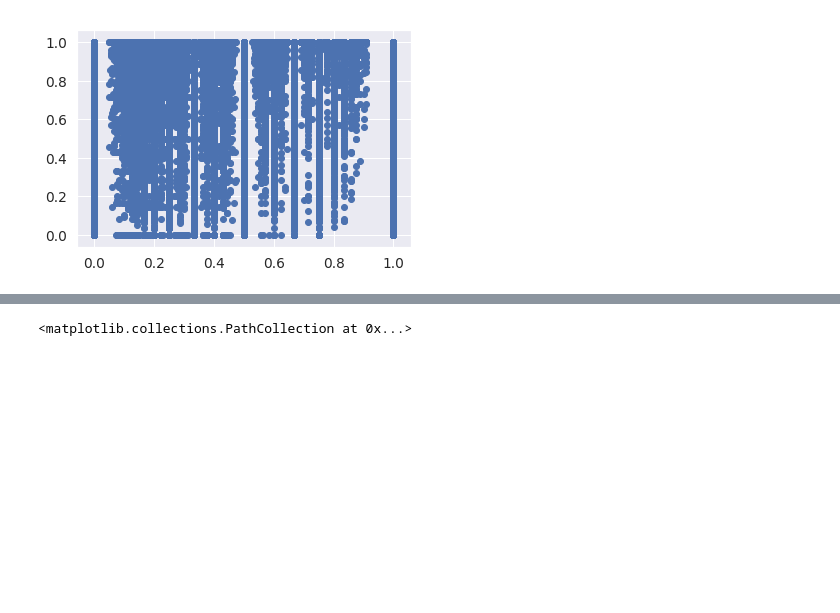
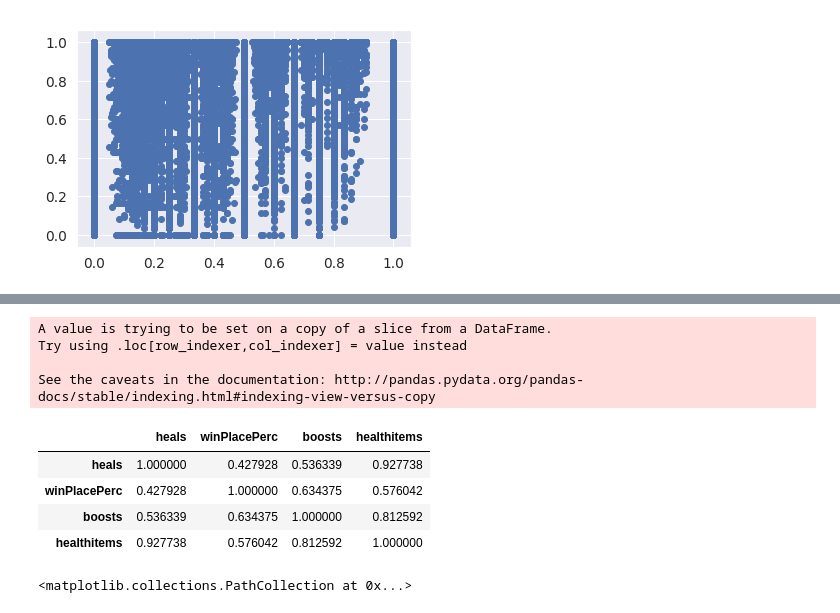
Before and after one commit to yshshadow/PUBG-Finish-Placement-Prediction, a Jupyter notebook: explore.ipynb, the cells around one changed output, grey strips where cells are left out. Cells and saved outputs as stored; diff of their text form; code cells hidden in the pictures; blank space fills up the shorter version.

```diff
--- a/explore.ipynb
+++ b/explore.ipynb
@@ -239,3 +261,17 @@ plt.scatter(df['headshot_rate'],df['winPlacePerc'])
+# %%
+healthitems = df[['heals','winPlacePerc','boosts']]
+healthitems['healthitems'] = healthitems['heals'] + healthitems['boosts']
+healthitems.corr()
+# %% [output]
+A value is trying to be set on a copy of a slice from a DataFrame.
+Try using .loc[row_indexer,col_indexer] = value instead
+
+See the caveats in the documentation: http://pandas.pydata.org/pandas-docs/stable/indexing.html#indexing-view-versus-copy
+|  | heals | winPlacePerc | boosts | healthitems |
+| heals | 1.000000 | 0.427928 | 0.536339 | 0.927738 |
+| winPlacePerc | 0.427928 | 1.000000 | 0.634375 | 0.576042 |
+| boosts | 0.536339 | 0.634375 | 1.000000 | 0.812592 |
+| healthitems | 0.927738 | 0.576042 | 0.812592 | 1.000000 |
 # %%
 df['total_kills'] = df['kills'] + df['roadKills']
 plt.scatter(df['total_kills'],df['winPlacePerc'])
```
Also changed, not shown: parts of 7 cells of this notebook.
